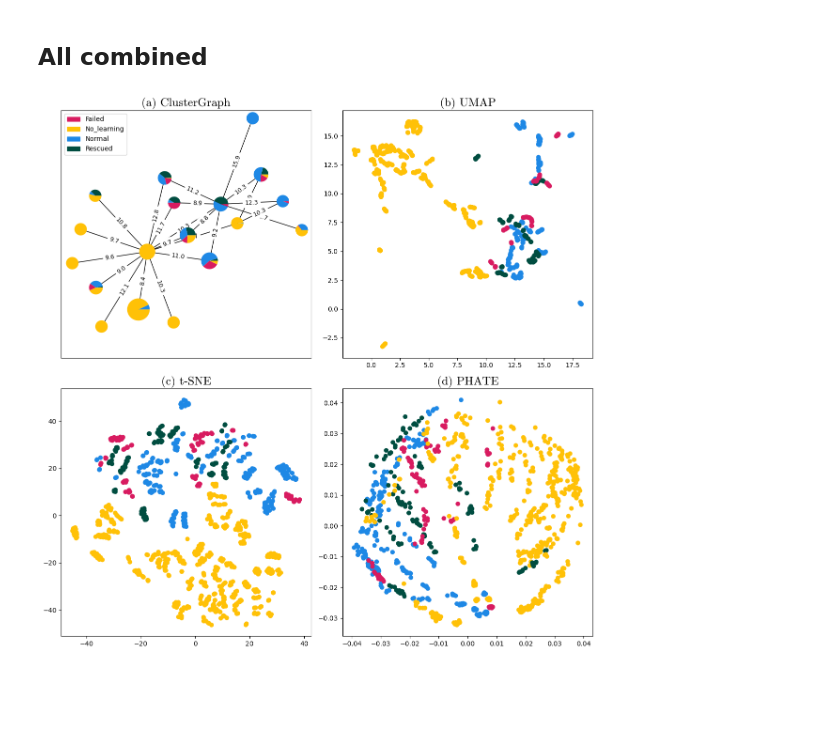
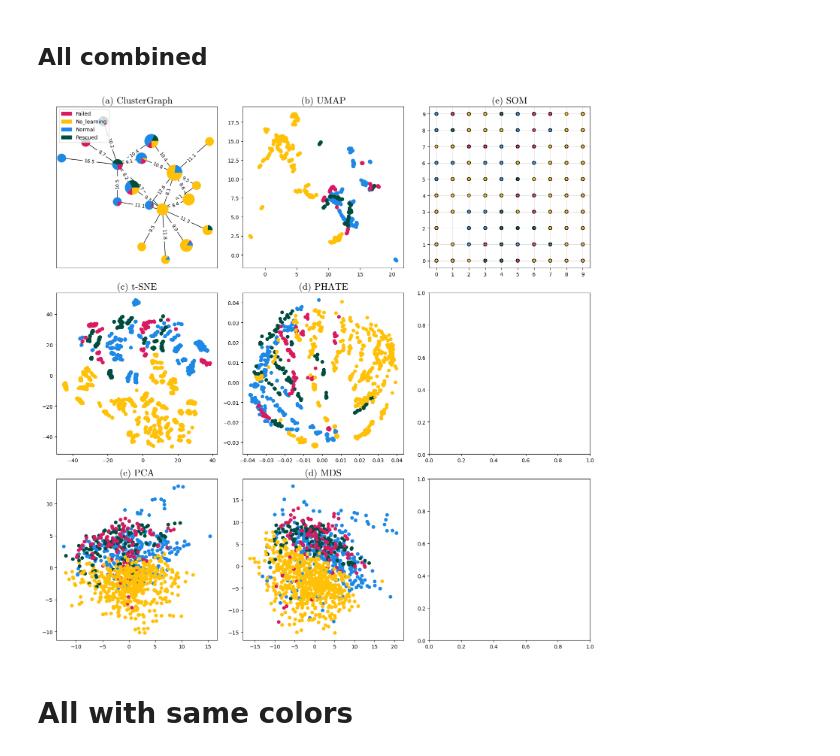
Before and after one commit to dioscuri-tda/ClusterGraph, a Jupyter notebook: examples/4_mice_protein.ipynb, the cells around one changed output. Cells and saved outputs as stored; diff of their text form; code cells hidden in the pictures; blank space fills up the shorter version.

```diff
--- a/examples/4_mice_protein.ipynb
+++ b/examples/4_mice_protein.ipynb
@@ -165,3 +165,17 @@ from sklearn.manifold import TSNE
 
 tsne = TSNE(n_components=2, random_state=42)
 X_tnse = tsne.fit_transform(X)
+# %%
+from sklearn.decomposition import PCA
+from sklearn.preprocessing import StandardScaler
+
+scaler = StandardScaler()
+X_scaled = scaler.fit_transform(X)
+
+pca = PCA(n_components=2, random_state=42)
+X_pca = pca.fit_transform(X_scaled)
+# %%
+from sklearn.manifold import MDS
+
+mds = MDS(n_components=2, random_state=42)
+X_mds = mds.fit_transform(X)
@@ -167,0 +187,11 @@ X_tnse = tsne.fit_transform(X)
+# %%
+from minisom import MiniSom
+som_size = (10, 10)
+som = MiniSom(x=som_size[0], y=som_size[1], input_len=77, sigma=1.0, learning_rate=0.5)
+
+som.random_weights_init(X)
+som.train_random(X, 1000)  # Train for 1000 iterations
+
+# Get the Best Matching Units (BMUs) for each sample
+bmus = np.array([som.winner(x) for x in X])
+bmu_x, bmu_y = bmus[:, 0], bmus[:, 1]
@@ -171,7 +305,7 @@ X_tnse = tsne.fit_transform(X)
 for u, v, data in connectivity_graph.edges(data=True):
     connectivity_graph.edges[(u, v)]["spring"] = 1 / data["weight_plot"] * 10
 # %%
-fig, axs = plt.subplots(2, 2, figsize=(12, 12))
+fig, axs = plt.subplots(3, 3, figsize=(15, 15))
 
 pos = nx.spring_layout(
     connectivity_graph, seed=42, iterations=100, scale=1, center=(0, 0), weight="spring"
@@ -207,31 +341,48 @@ for node, data in connectivity_graph.nodes(data=True):
         colors=[k for k in keys],
         radius=max(data["size_plot"] * 0.3, 0.05),
         frame=True,
     )
 
 
 axs[0, 0].legend(handles=patches, loc="upper left")
 
 axs[0, 0].set_aspect("auto")
 xlim = (xlim[0] * 0.9, xlim[1] * 0.9)
 axs[0, 0].set_xlim(xlim)
 axs[0, 0].set_ylim((-(xlim[1] - xlim[0]) / 2, (xlim[1] - xlim[0]) / 2))
 
 
 axs[0, 0].set_title("(a) ClusterGraph", fontname="serif", family="cmr10", size=18)
 
 axs[0, 1].scatter(X_umap[:, 0], X_umap[:, 1], c=clusters_hexa)
 axs[0, 1].set_title("(b) UMAP", fontname="serif", family="cmr10", size=18)
 
 
 axs[1, 0].scatter(X_tnse[:, 0], X_tnse[:, 1], c=clusters_hexa)
 axs[1, 0].set_title("(c) t-SNE", fontname="serif", family="cmr10", size=18)
 
 axs[1, 1].scatter(X_phate[:, 0], X_phate[:, 1], c=clusters_hexa)
 axs[1, 1].set_title("(d) PHATE", fontname="serif", family="cmr10", size=18)
 
+axs[2, 0].scatter(X_pca[:, 0], X_pca[:, 1], c=clusters_hexa)
+axs[2, 0].set_title("(e) PCA", fontname="serif", family="cmr10", size=18)
+
+axs[2, 1].scatter(X_mds[:, 0], X_mds[:, 1], c=clusters_hexa)
+axs[2, 1].set_title("(d) MDS", fontname="serif", family="cmr10", size=18)
+
+axs[2, 2].scatter(X_mds[:, 0], X_mds[:, 1], c=clusters_hexa)
+axs[2, 2].set_title("(d) ISOMAP", fontname="serif", family="cmr10", size=18)
+
+scatter = axs[0, 2].scatter(bmu_x, bmu_y, c=clusters_hexa, edgecolors="k")
+axs[0, 2].set_title("(e) SOM", fontname="serif", family="cmr10", size=18)
+axs[0, 2].set_xticks(range(som_size[0]))  # Grid x-axis
+axs[0, 2].set_yticks(range(som_size[1]))  # Grid y-axis
+axs[0, 2].grid(True, linestyle="--", linewidth=0.5)
+
 plt.tight_layout()
 # plt.savefig("mice.pdf")
 plt.show()
 # %% [output]
-[figure, old version]
+[figure, new version]
+# %% [markdown]
+# All with same colors
```
Also changed, not shown: parts of 10 cells of this notebook, 5 other files.
